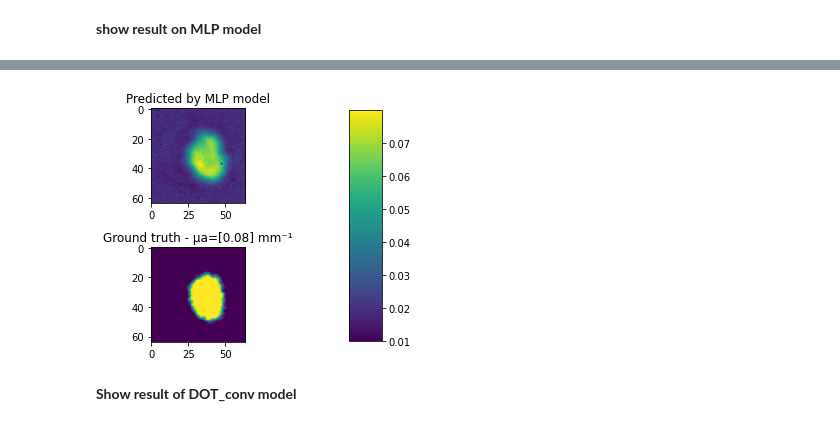
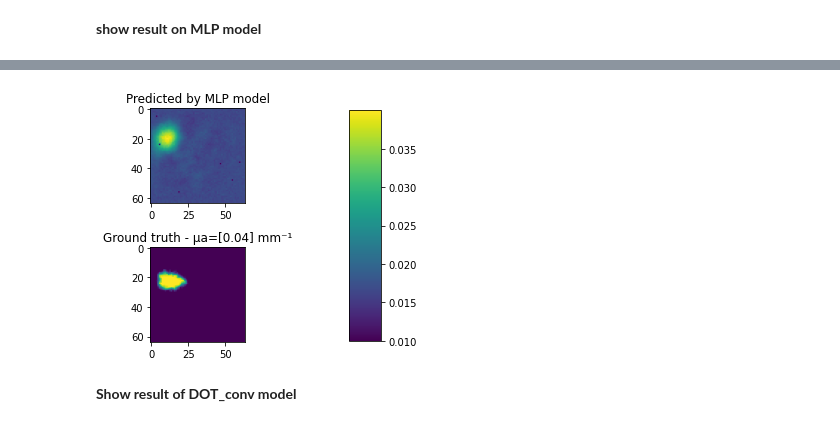
Before and after one commit to anismaysami/Reconstruction-of-DOT-image-using-Deep-Learning, a Jupyter notebook: Training.ipynb, the cells around one changed output, grey strips where cells are left out. Saved outputs shown, nothing was run; the diff lists cells and outputs as text; code cells hidden in the pictures.

```diff
--- a/Training.ipynb
+++ b/Training.ipynb
@@ -597,8 +642,8 @@ from Excel_maker import create_xlsx , rewrite_xlsx
 #MLP model
 model=MLP_model
 model_name='MLP model'
-data=norm_data_test
-realmua=mua_test
-index=896
+data=data004
+realmua=mua004
+index=36
 show_reconstructed.reconstruction(model, model_name, index, data, realmua, 64 , 64 )
 # %% [output]
@@ -607,4 +652,4 @@ show_reconstructed.reconstruction(model, model_name, index, data, realmua, 64 ,
-[figure, old version]
+[figure, new version]
 # %% [markdown]
 **Show result of DOT_conv model**
 # %%
```
Also changed, not shown: parts of 24 cells of this notebook.
